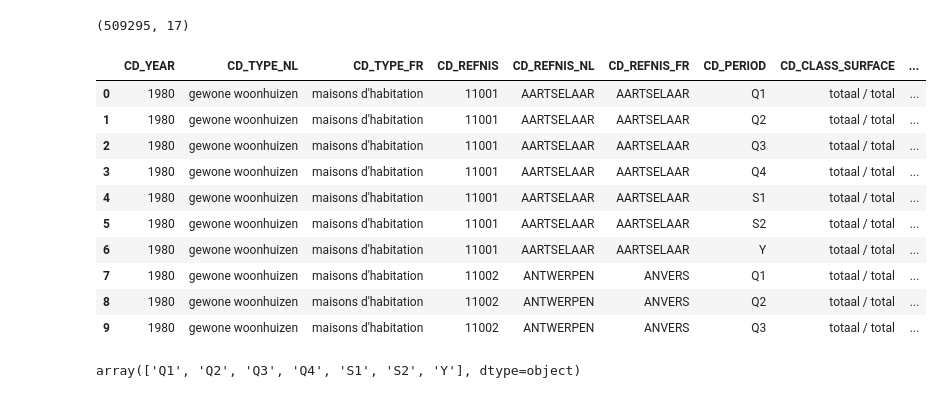
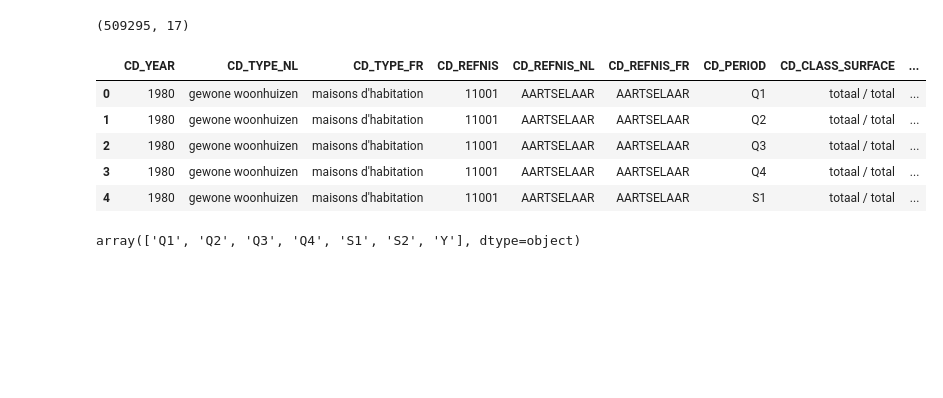
Before and after one commit to alexbraila/belgian-real-estate, a Jupyter notebook: Real Estate Price Prediction for Belgian Municipalities.ipynb, the cells around one changed output. Cells and saved outputs as stored; diff of their text form; code cells hidden in the pictures; blank space fills up the shorter version.

```diff
--- a/Real Estate Price Prediction for Belgian Municipalities.ipynb
+++ b/Real Estate Price Prediction for Belgian Municipalities.ipynb
@@ -15,35 +23,26 @@ from sklearn.ensemble import GradientBoostingRegressor
 # %%
-'''
 # Read the data, which is spread accross multiple files
-real_estate1 = pd.read_excel('immo_by_municipality_1980-1989.xlsx', dtype = {'CD_YEAR': np.int16, 'CD_REFNIS': str})
-real_estate2 = pd.read_excel('immo_by_municipality_1990-1999.xlsx', dtype = {'CD_YEAR': np.int16, 'CD_REFNIS': str})
-real_estate3 = pd.read_excel('immo_by_municipality_2000-2009.xlsx', dtype = {'CD_YEAR': np.int16, 'CD_REFNIS': str})
-real_estate4 = pd.read_excel('immo_by_municipality_2010-2019.xlsx', dtype = {'CD_YEAR': np.int16, 'CD_REFNIS': str})
+real_estate1 = pd.read_excel('./data/immo_by_municipality_1980-1989.xlsx', dtype = {'CD_YEAR': np.int16, 'CD_REFNIS': str})
+real_estate2 = pd.read_excel('./data/immo_by_municipality_1990-1999.xlsx', dtype = {'CD_YEAR': np.int16, 'CD_REFNIS': str})
+real_estate3 = pd.read_excel('./data/immo_by_municipality_2000-2009.xlsx', dtype = {'CD_YEAR': np.int16, 'CD_REFNIS': str})
+real_estate4 = pd.read_excel('./data/immo_by_municipality_2010-2019.xlsx', dtype = {'CD_YEAR': np.int16, 'CD_REFNIS': str})
 
 # Concatenate the data frames
 real_estate = pd.concat([real_estate1, real_estate2, real_estate3, real_estate4], axis = 0, copy = False)
 del real_estate1, real_estate2, real_estate3, real_estate4
-'''
 # %% [markdown]
 ## Exploratory Data Analysis
-# %%
-real_estate = pd.read_csv('real_estate_data_yearly.csv.gz', sep = ";",  dtype = {'CD_REFNIS': str})
 # %%
 real_estate.shape
 # %% [output]
 (509295, 17)
 # %%
-real_estate.head(10)
+real_estate.head()
 # %% [output]
 |  | CD_YEAR | CD_TYPE_NL | CD_TYPE_FR | CD_REFNIS | CD_REFNIS_NL | CD_REFNIS_FR | CD_PERIOD | CD_CLASS_SURFACE | ... |
 | 0 | 1980 | gewone woonhuizen | maisons d'habitation | 11001 | AARTSELAAR | AARTSELAAR | Q1 | totaal / total | ... |
 | 1 | 1980 | gewone woonhuizen | maisons d'habitation | 11001 | AARTSELAAR | AARTSELAAR | Q2 | totaal / total | ... |
 | 2 | 1980 | gewone woonhuizen | maisons d'habitation | 11001 | AARTSELAAR | AARTSELAAR | Q3 | totaal / total | ... |
 | 3 | 1980 | gewone woonhuizen | maisons d'habitation | 11001 | AARTSELAAR | AARTSELAAR | Q4 | totaal / total | ... |
 | 4 | 1980 | gewone woonhuizen | maisons d'habitation | 11001 | AARTSELAAR | AARTSELAAR | S1 | totaal / total | ... |
-| 5 | 1980 | gewone woonhuizen | maisons d'habitation | 11001 | AARTSELAAR | AARTSELAAR | S2 | totaal / total | ... |
-| 6 | 1980 | gewone woonhuizen | maisons d'habitation | 11001 | AARTSELAAR | AARTSELAAR | Y | totaal / total | ... |
-| 7 | 1980 | gewone woonhuizen | maisons d'habitation | 11002 | ANTWERPEN | ANVERS | Q1 | totaal / total | ... |
-| 8 | 1980 | gewone woonhuizen | maisons d'habitation | 11002 | ANTWERPEN | ANVERS | Q2 | totaal / total | ... |
-| 9 | 1980 | gewone woonhuizen | maisons d'habitation | 11002 | ANTWERPEN | ANVERS | Q3 | totaal / total | ... |
 # %%
```
Also changed, not shown: parts of 99 cells of this notebook.
